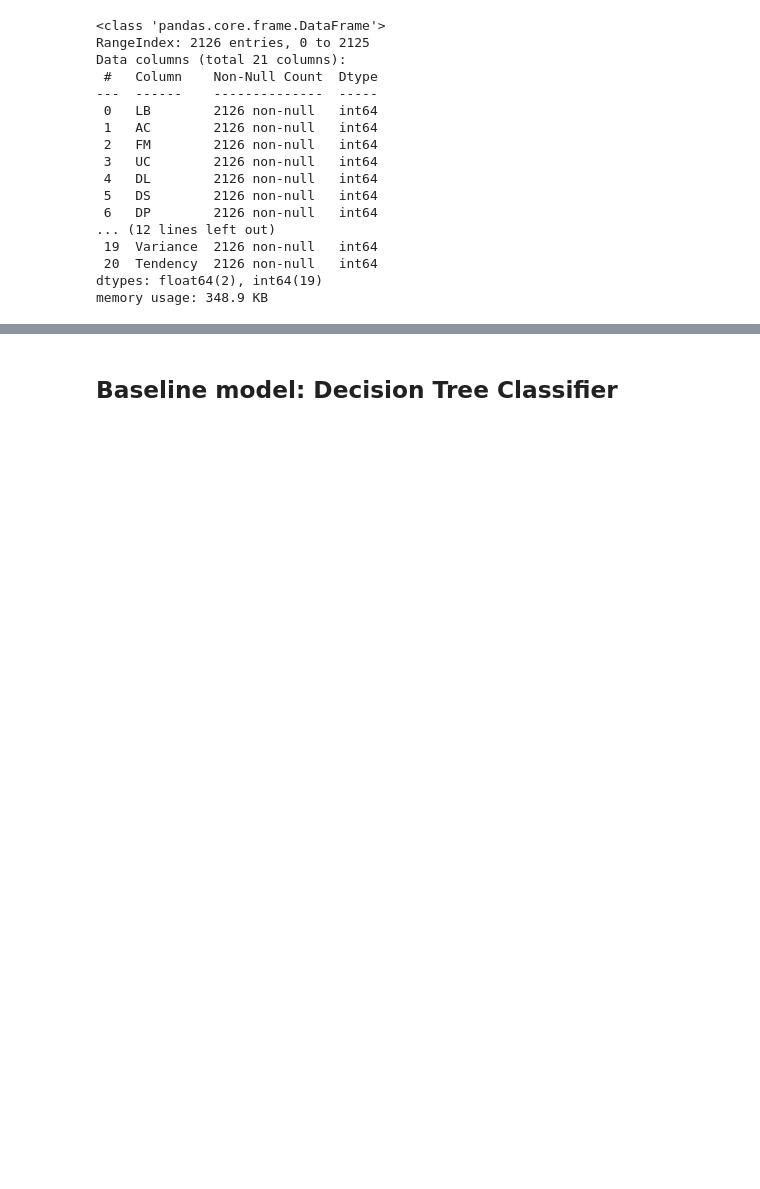
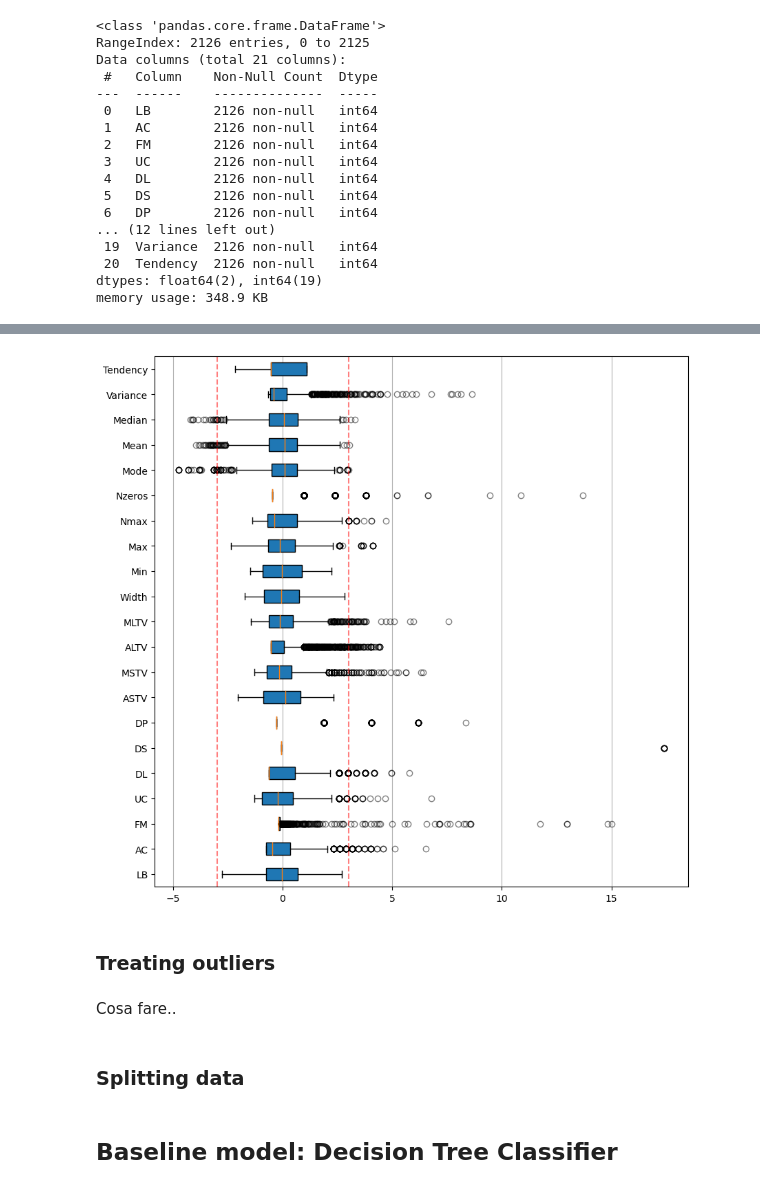
Before and after one commit to LaerteAdami/CW_Intro_AI, a Jupyter notebook: notebooks/notebook_lae_v2.ipynb, the cells around one changed output, grey strips where cells are left out. Saved outputs shown, nothing was run; the diff lists cells and outputs as text; code cells hidden in the pictures; blank space fills up the shorter version.

```diff
--- a/notebooks/notebook_lae_v2.ipynb
+++ b/notebooks/notebook_lae_v2.ipynb
@@ -84,3 +154,27 @@ X_st.head()
+# %%
+fig, ax = plt.subplots(figsize=(10,10))
+
+bp = plt.boxplot(Xst,labels=columns,vert=0,patch_artist = True)
+
+ax.axvline(3, c = "red", linestyle="--", alpha = 0.5)
+ax.axvline(-3, c = "red", linestyle="--", alpha = 0.5)
+
+
+plt.gca().xaxis.grid(True)
+
+
+for dot in bp['fliers']:
+    dot.set(marker ='o',
+              color ='lightgrey',
+              alpha = 0.5)
+# %% [output]
+[figure, added]
+# %% [markdown]
+### Treating outliers
+# %% [markdown]
+Cosa fare..
+# %% [markdown]
+### Splitting data
 # %%
 # Split in train and test dataset (with and without Standard Scaler application)
 X_train, X_test, y_train, y_test = train_test_split(X,y,train_size=0.8,random_state=35)
```
Also changed, not shown: parts of 15 cells of this notebook.
